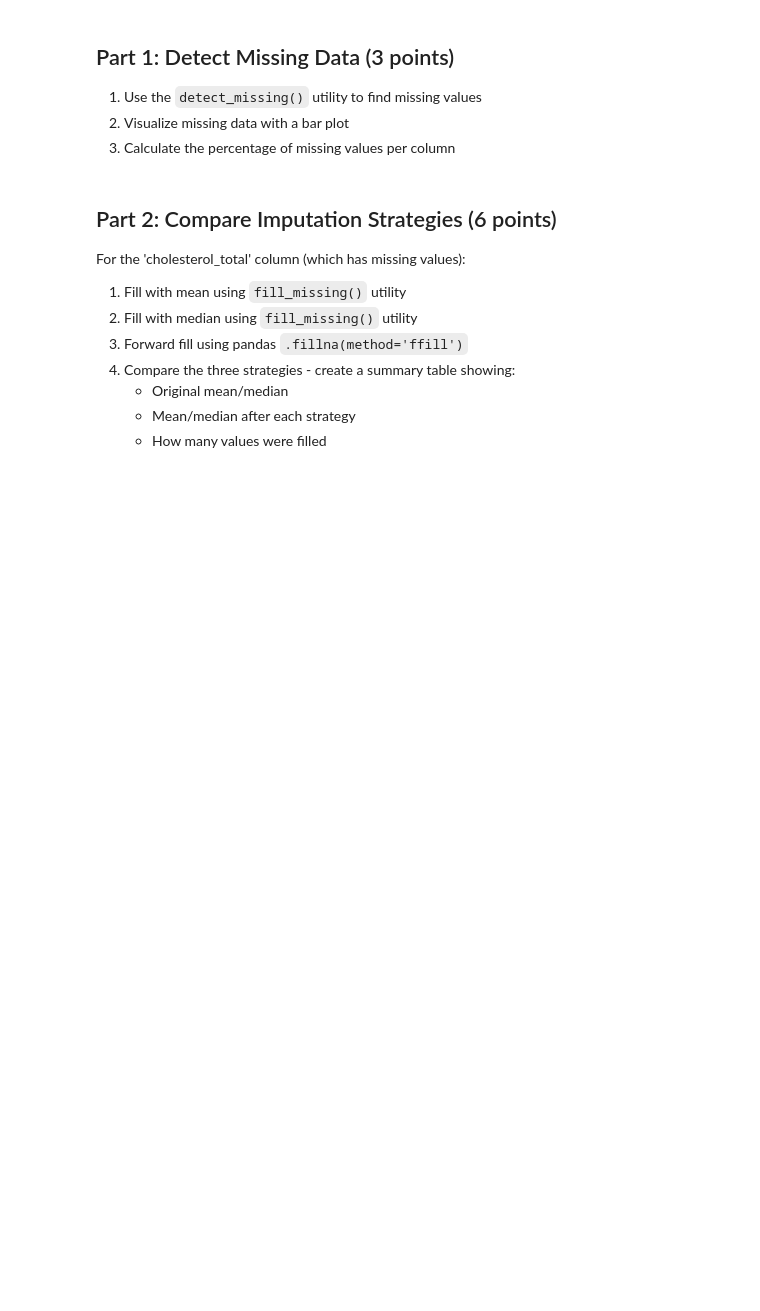
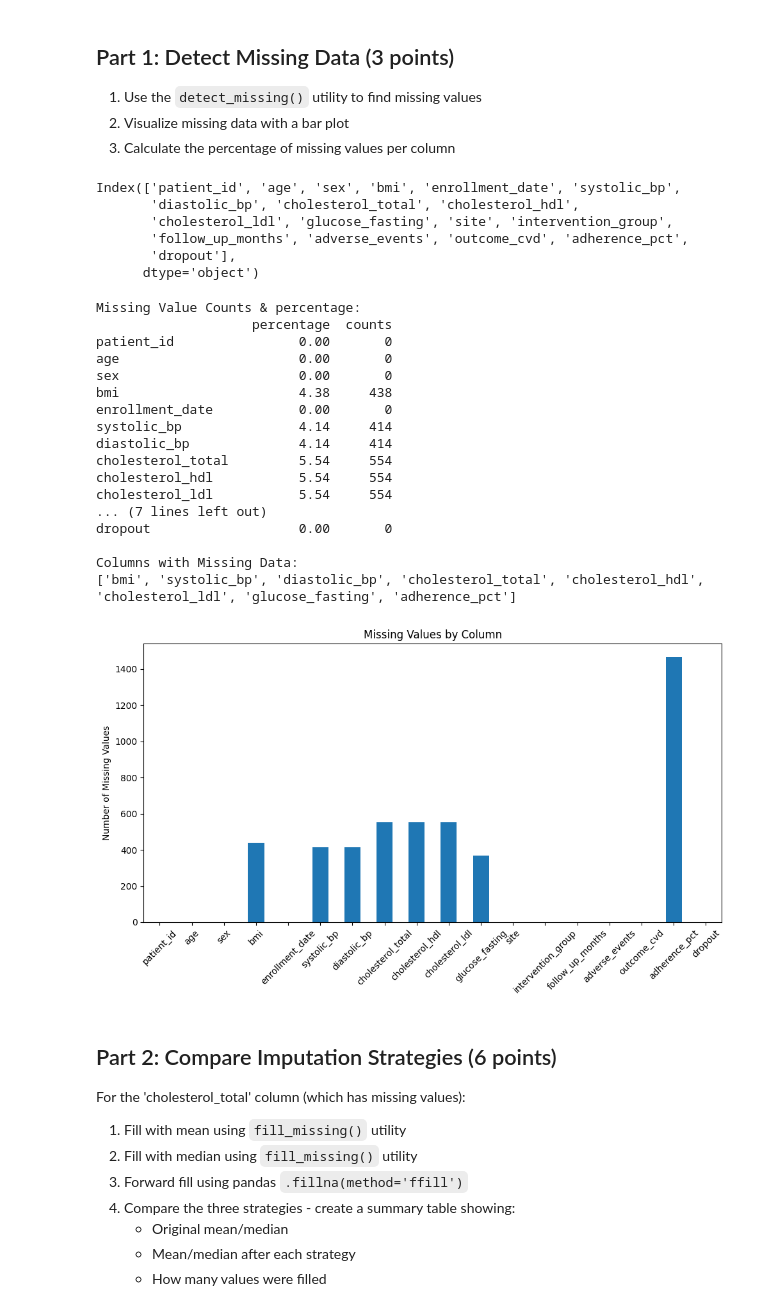
Before and after one commit to UCSF-DataSci/ds217-midterm-jiaxin-su1, a Jupyter notebook: q5_missing_data.ipynb, the cells around one changed output. Drawn from its saved outputs; the diff is of its cells as text; code cells hidden in the pictures; blank space fills up the shorter version.

```diff
--- a/q5_missing_data.ipynb
+++ b/q5_missing_data.ipynb
@@ -41,15 +41,55 @@ Loaded 10000 patients
 1. Use the `detect_missing()` utility to find missing values
 2. Visualize missing data with a bar plot
 3. Calculate the percentage of missing values per column
+# %%
+df.columns
+# %% [output]
+Index(['patient_id', 'age', 'sex', 'bmi', 'enrollment_date', 'systolic_bp',
+       'diastolic_bp', 'cholesterol_total', 'cholesterol_hdl',
+       'cholesterol_ldl', 'glucose_fasting', 'site', 'intervention_group',
+       'follow_up_months', 'adverse_events', 'outcome_cvd', 'adherence_pct',
+       'dropout'],
+      dtype='object')
 # %%
 # TODO: Detect and analyze missing data
 # 1. Use detect_missing(df) to get missing value counts
 # 2. Calculate percentage of missing values per column
 # 3. Print both counts and percentages
 # 4. Identify which columns have missing data
+missing_counts = detect_missing(df)
+missing_percentages = (missing_counts / len(df)) * 100
 
+print("Missing Value Counts & percentage:")
+df_missing_percentages = pd.DataFrame({"percentage": missing_percentages},
+                                      index=df.columns)
+df_missing_percentages['counts'] = missing_counts
+print(df_missing_percentages)
+
+columns_with_missing = missing_counts[missing_counts > 0].index.tolist()
+print("\nColumns with Missing Data:")
+print(columns_with_missing)
 # Optional: Use the visualization function above to create a bar chart
 # visualize_missing_data(missing_counts)
+visualize_missing_data(missing_counts)
+# %% [output]
+Missing Value Counts & percentage:
+                    percentage  counts
+patient_id                0.00       0
+age                       0.00       0
+sex                       0.00       0
+bmi                       4.38     438
+enrollment_date           0.00       0
+systolic_bp               4.14     414
+diastolic_bp              4.14     414
+cholesterol_total         5.54     554
+cholesterol_hdl           5.54     554
+cholesterol_ldl           5.54     554
+... (7 lines left out)
+dropout                   0.00       0
+
+Columns with Missing Data:
+['bmi', 'systolic_bp', 'diastolic_bp', 'cholesterol_total', 'cholesterol_hdl', 'cholesterol_ldl', 'glucose_fasting', 'adherence_pct']
+[figure, added]
 # %% [markdown]
 ## Part 2: Compare Imputation Strategies (6 points)
 
```
Also changed, not shown: parts of 10 cells of this notebook, 15 other files.
